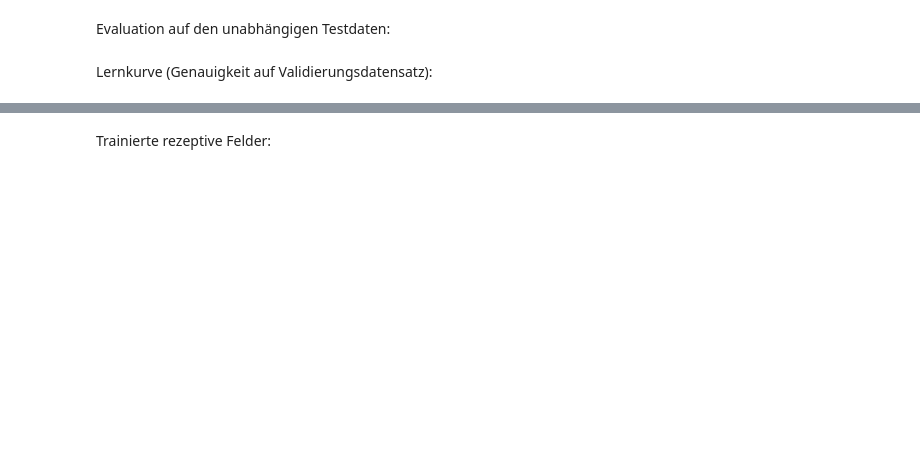
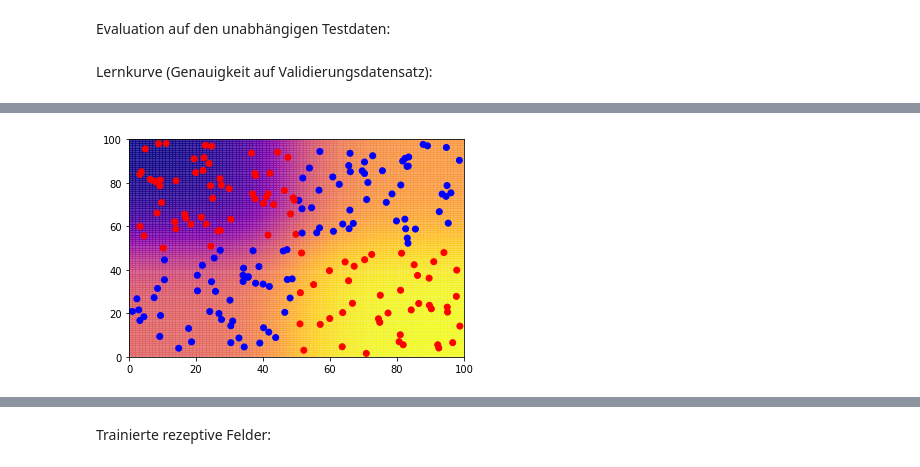
Before and after one commit to fa97ber/DeepLearning, a Jupyter notebook: Einfaches MLP für MNIST.ipynb, the cells around one changed output, grey strips where cells are left out. Saved outputs shown, nothing was run; the diff lists cells and outputs as text; code cells hidden in the pictures; blank space fills up the shorter version.

```diff
--- a/Einfaches MLP für MNIST.ipynb
+++ b/Einfaches MLP für MNIST.ipynb
@@ -372,0 +413,5 @@ plt.plot(MSE/x2.shape[0]);
+# %%
+plt.pcolor(np.reshape(c_grid, (100,100,2))[:,:,1], alpha=.8, cmap='plasma');
+plt.scatter((design[:,0]+6)/12*100, (design[:,1]+6)/12*100, color=np.where(label == 1, 'b', 'r'));
+# %% [output]
+[figure, added]
```
Also changed, not shown: parts of 17 cells of this notebook.
